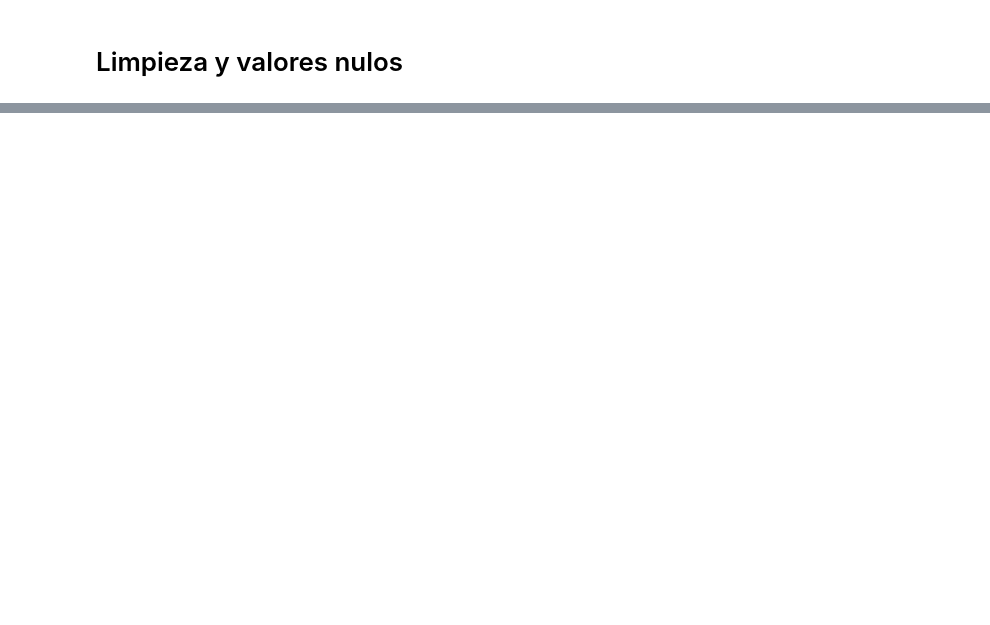
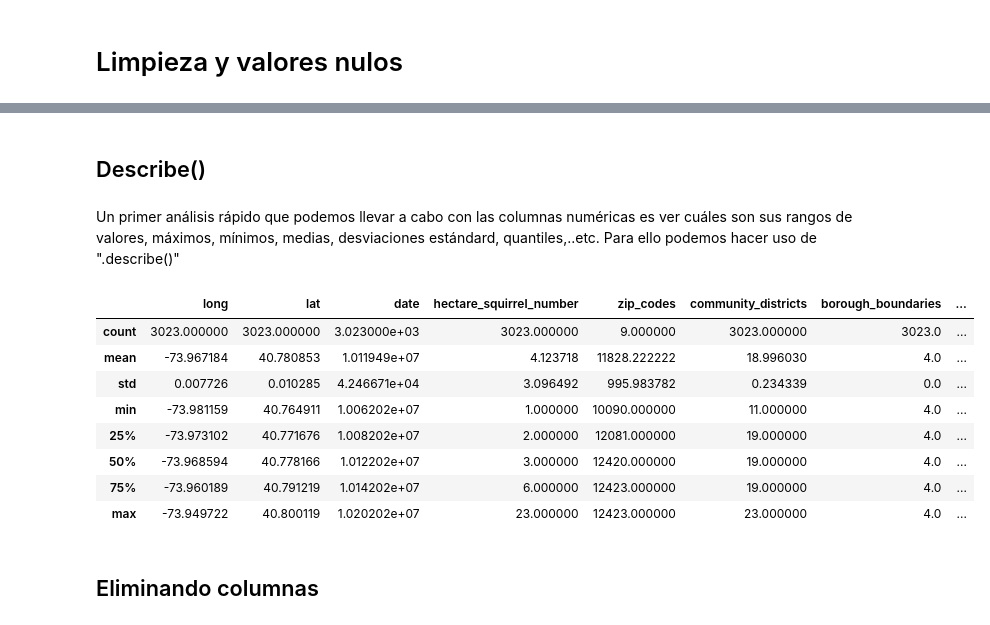
Before and after one commit to rusgar/Ardillas, a Jupyter notebook: Untitled.ipynb, the cells around one changed output, grey strips where cells are left out. Saved outputs shown, nothing was run; the diff lists cells and outputs as text; code cells hidden in the pictures; blank space fills up the shorter version.

```diff
--- a/Untitled.ipynb
+++ b/Untitled.ipynb
@@ -107,0 +145,18 @@ memory usage: 581.7+ KB
+# %% [markdown]
+## Describe()
+# %% [markdown]
+Un primer análisis rápido que podemos llevar a cabo con las columnas numéricas es ver cuáles son sus rangos de valores, máximos, mínimos, medias, desviaciones estándard, quantiles,..etc. Para ello podemos hacer uso de ".describe()"
+# %%
+df_ardilla.describe()
+# %% [output]
+|  | long | lat | date | hectare_squirrel_number | zip_codes | community_districts | borough_boundaries | ... |
+| count | 3023.000000 | 3023.000000 | 3.023000e+03 | 3023.000000 | 9.000000 | 3023.000000 | 3023.0 | ... |
+| mean | -73.967184 | 40.780853 | 1.011949e+07 | 4.123718 | 11828.222222 | 18.996030 | 4.0 | ... |
+| std | 0.007726 | 0.010285 | 4.246671e+04 | 3.096492 | 995.983782 | 0.234339 | 0.0 | ... |
+| min | -73.981159 | 40.764911 | 1.006202e+07 | 1.000000 | 10090.000000 | 11.000000 | 4.0 | ... |
+| 25% | -73.973102 | 40.771676 | 1.008202e+07 | 2.000000 | 12081.000000 | 19.000000 | 4.0 | ... |
+| 50% | -73.968594 | 40.778166 | 1.012202e+07 | 3.000000 | 12420.000000 | 19.000000 | 4.0 | ... |
+| 75% | -73.960189 | 40.791219 | 1.014202e+07 | 6.000000 | 12423.000000 | 19.000000 | 4.0 | ... |
+| max | -73.949722 | 40.800119 | 1.020202e+07 | 23.000000 | 12423.000000 | 23.000000 | 4.0 | ... |
+# %% [markdown]
+## Eliminando columnas
```
Also changed, not shown: parts of 15 cells of this notebook.
